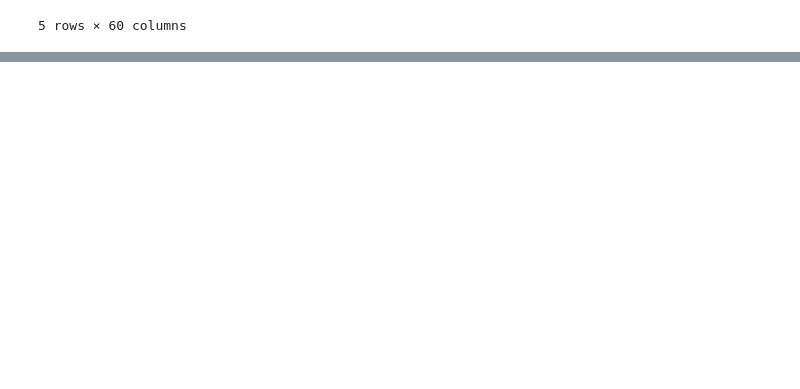
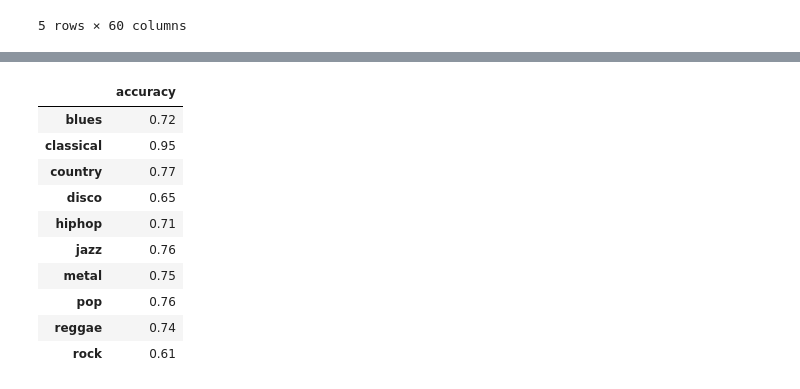
Before and after one commit to Mirzyaaliii/CSE-575-Statistical-Machine-Learning, a Jupyter notebook: ANN.ipynb, the cells around one changed output, grey strips where cells are left out. Drawn from its saved outputs; the diff is of its cells as text; code cells hidden in the pictures; blank space fills up the shorter version.

```diff
--- a/ANN.ipynb
+++ b/ANN.ipynb
@@ -87,0 +110,20 @@ Test Accuracy: 0.7200000286102295
+# %%
+accuracy_df = pd.DataFrame(columns=['accuracy'])
+
+class_acc = conf_m.diagonal() / conf_m.sum(axis=1)
+for i in range(len(labels)):
+    accuracy_df.loc[labels[i]] = [round(class_acc[i], 2)]
+
+accuracy_df
+# %% [output]
+|  | accuracy |
+| blues | 0.72 |
+| classical | 0.95 |
+| country | 0.77 |
+| disco | 0.65 |
+| hiphop | 0.71 |
+| jazz | 0.76 |
+| metal | 0.75 |
+| pop | 0.76 |
+| reggae | 0.74 |
+| rock | 0.61 |
```
Also changed, not shown: parts of 8 cells of this notebook.
